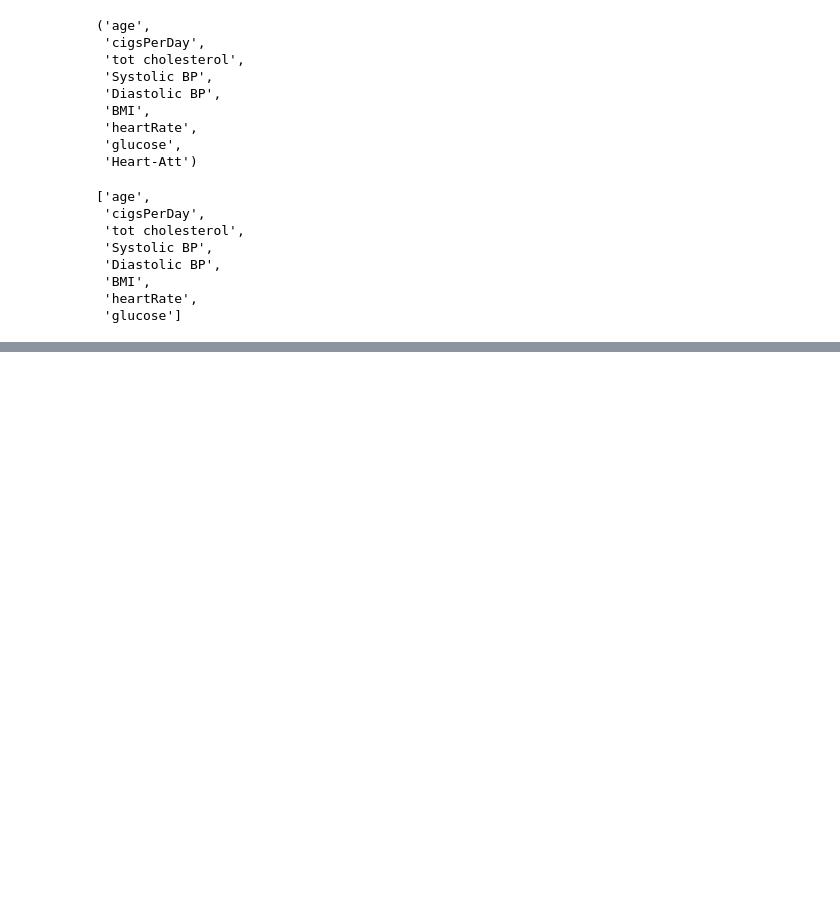
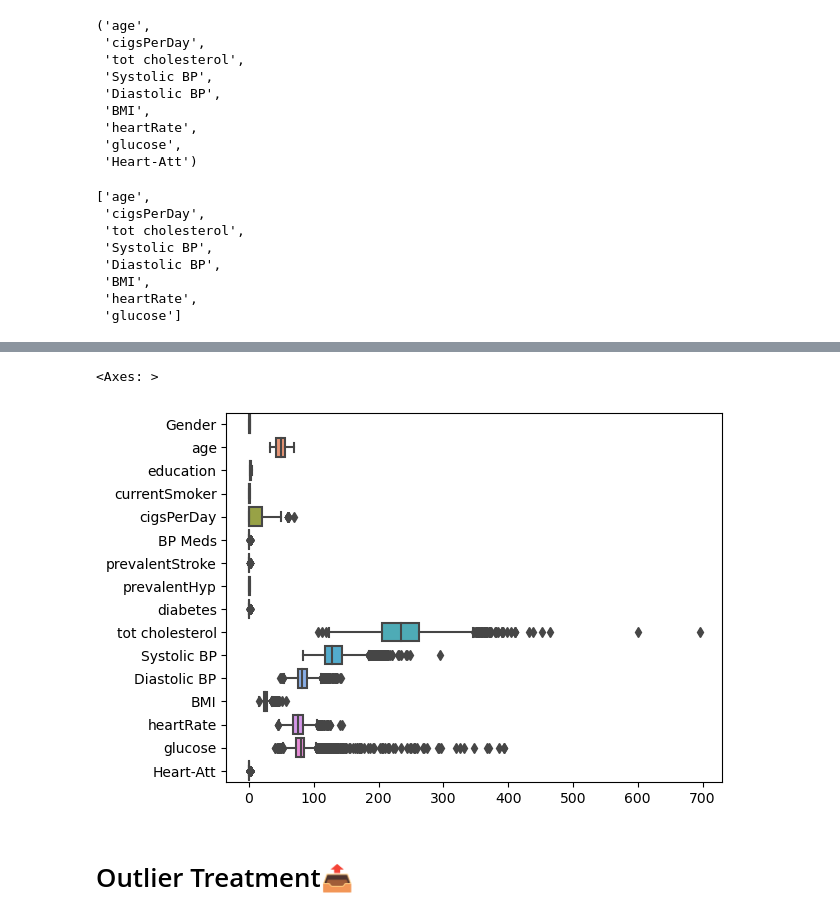
Before and after one commit to Harsh-bharwani/AI, a Jupyter notebook: Self Practice.ipynb, the cells around one changed output, grey strips where cells are left out. Drawn from its saved outputs; the diff is of its cells as text; code cells hidden in the pictures; blank space fills up the shorter version.

Commit message:
learning outlier treatment

```diff
--- a/Self Practice.ipynb
+++ b/Self Practice.ipynb
@@ -360,0 +503,7 @@ num
+# %%
+sns.boxplot(df, orient='h')
+# %% [output]
+<Axes: >
+[figure, added]
+# %% [markdown]
+# Outlier Treatment📤
```
Also changed, not shown: parts of 13 cells of this notebook.
